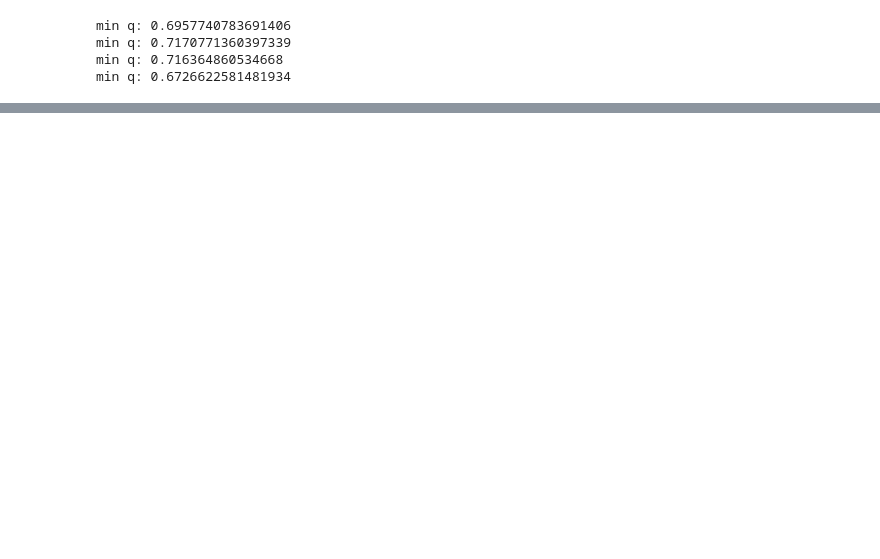
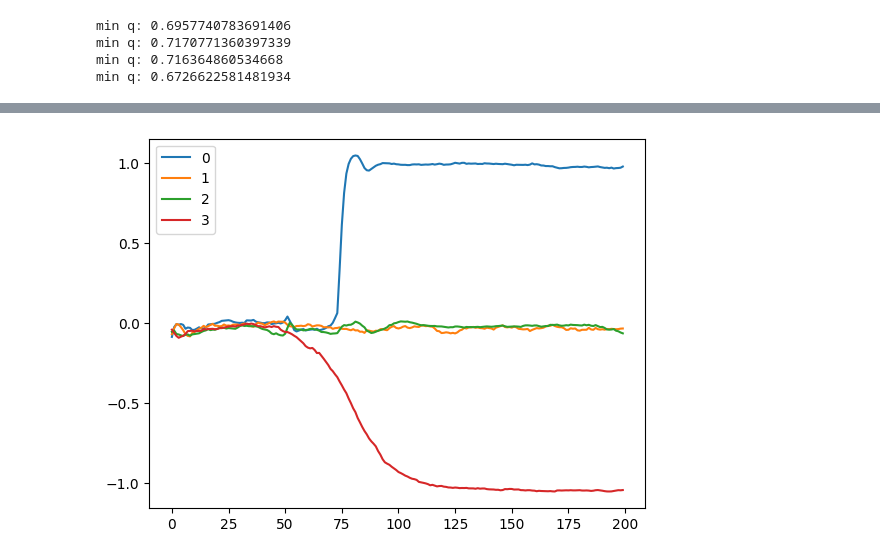
Before and after one commit to stefanpate/neuromod25, a Jupyter notebook: notebooks/examine_fps.ipynb, the cells around one changed output, grey strips where cells are left out. Saved outputs shown, nothing was run; the diff lists cells and outputs as text; code cells hidden in the pictures; blank space fills up the shorter version.

```diff
--- a/notebooks/examine_fps.ipynb
+++ b/notebooks/examine_fps.ipynb
@@ -72,0 +126,7 @@ plt.show()
+# %%
+for i, elt in enumerate(outputs):
+    plt.plot(elt, label=i)
+plt.legend()
+plt.show()
+# %% [output]
+[figure, added]
```
Also changed, not shown: parts of 4 cells of this notebook.
